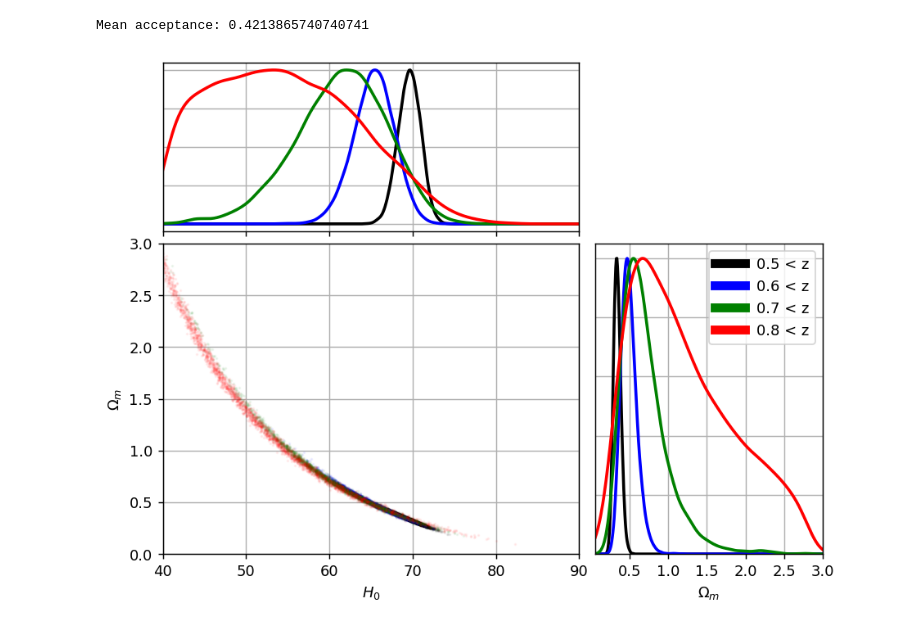
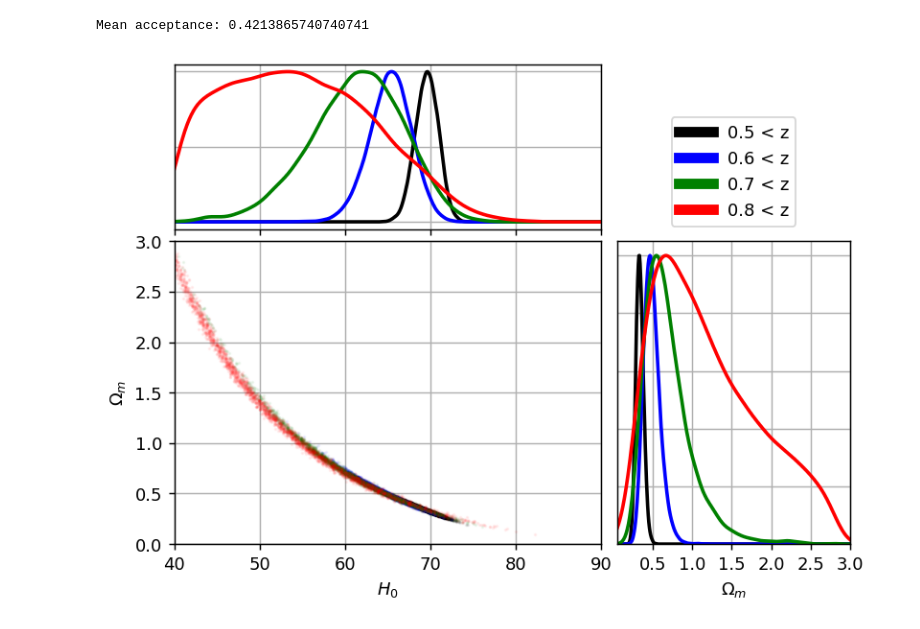
Before and after one commit to ShBrady/MSc-Thesis, a Jupyter notebook: CODE.ipynb, the cells around one changed output. Cells and saved outputs as stored; diff of their text form; code cells hidden in the pictures.

```diff
--- a/CODE.ipynb
+++ b/CODE.ipynb
@@ -551,7 +551,7 @@ def kde_peak(x, grid, bw_factor=1.35):
 H0_grid = np.linspace(40, 90, 400)
 Om_grid = np.linspace(0.05, 3.0, 400)
 
-fig = plt.figure(figsize=(8, 6))
+fig = plt.figure(figsize=(7, 5))
 gs = fig.add_gridspec(2, 2, width_ratios=[2.2, 1.2], height_ratios=[1.2, 2.2],
                       wspace=0.05, hspace=0.05)
 
@@ -575,31 +575,48 @@ ax_joint.set_ylabel(r"$\Omega_m$")
 ax_right.set_xlabel(r"$\Omega_m$")
 
 # Remove marginal "PDF" labels (paper typically omits these)
 ax_top.set_ylabel("")
 ax_right.set_ylabel("")
 
 # Tick styling like paper
 ax_top.tick_params(axis="x", labelbottom=False)
 ax_top.tick_params(axis="y", left=False, labelleft=False)
 ax_right.tick_params(axis="y", left=False, labelleft=False)
 
 # Limits
 ax_joint.set_xlim(40, 90)
 ax_top.set_xlim(40, 90)
 ax_joint.set_ylim(0.0, 3.0)
 ax_right.set_xlim(0.05, 3.0)
 ax_right.set_xticks(np.arange(0.5, 3.1, 0.5))
 ax_right.set_ylim(0.0, 1.05)
 
 # Legend in right panel
 handles, labels = [], []
 for zmin in Z_CUTS_MCMC:
     h, = ax_right.plot([], [], color=colors[zmin], lw=6)
     handles.append(h)
     labels.append(f"{zmin} < z")
 ax_right.legend(handles, labels, loc="upper right", frameon=True)
 
+
+# --- build legend handles (use your existing colors + z cuts) ---
+handles, labels = [], []
+for zmin in Z_CUTS_MCMC:
+    h, = ax_right.plot([], [], color=colors[zmin], lw=6)
+    handles.append(h)
+    labels.append(f"{zmin} < z")
+
+# --- place legend above the bottom-right panel ---
+ax_right.legend(
+    handles, labels,
+    loc="lower center",
+    bbox_to_anchor=(0.5, 1.02),  # (x, y) in axes fraction; y>1 puts it above
+    frameon=True,
+    ncol=1                       # make 2 if you want a more compact legend
+)
+
 plt.tight_layout()
 plt.show()
 # %% [output]
-[figure, old version]
+[figure, new version]
```
Also changed, not shown: parts of 1 cell of this notebook.
